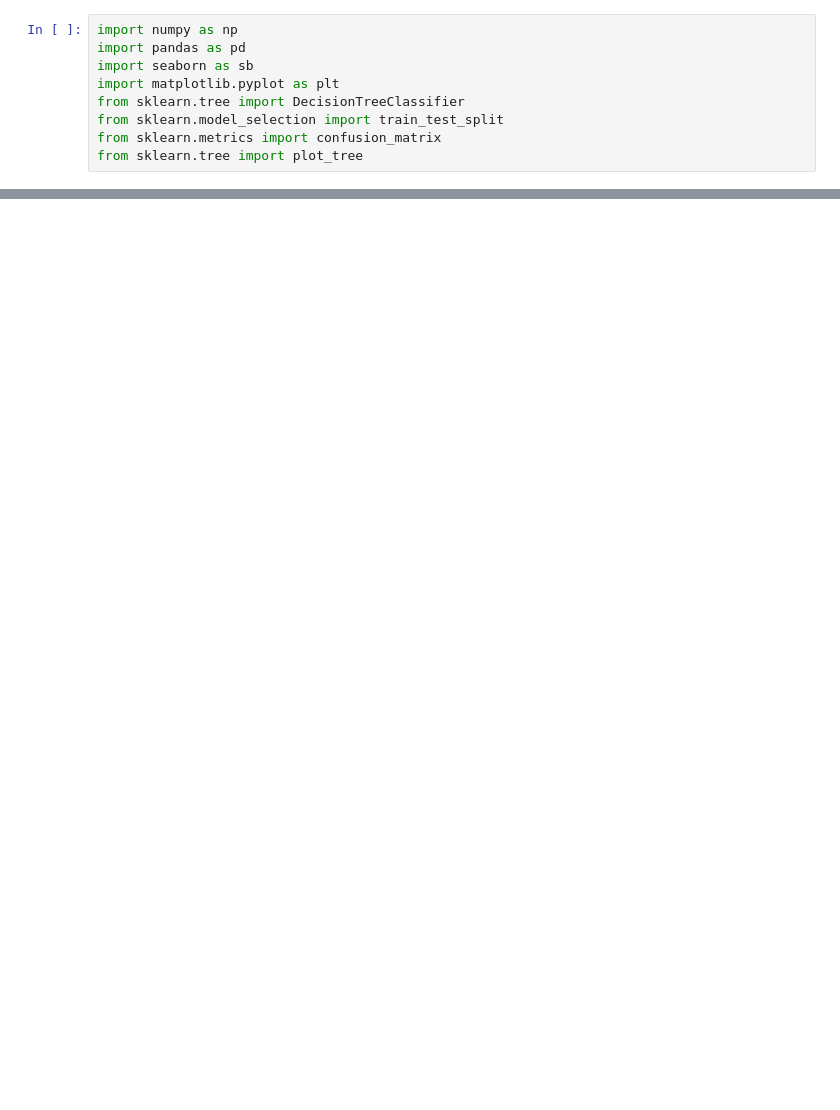
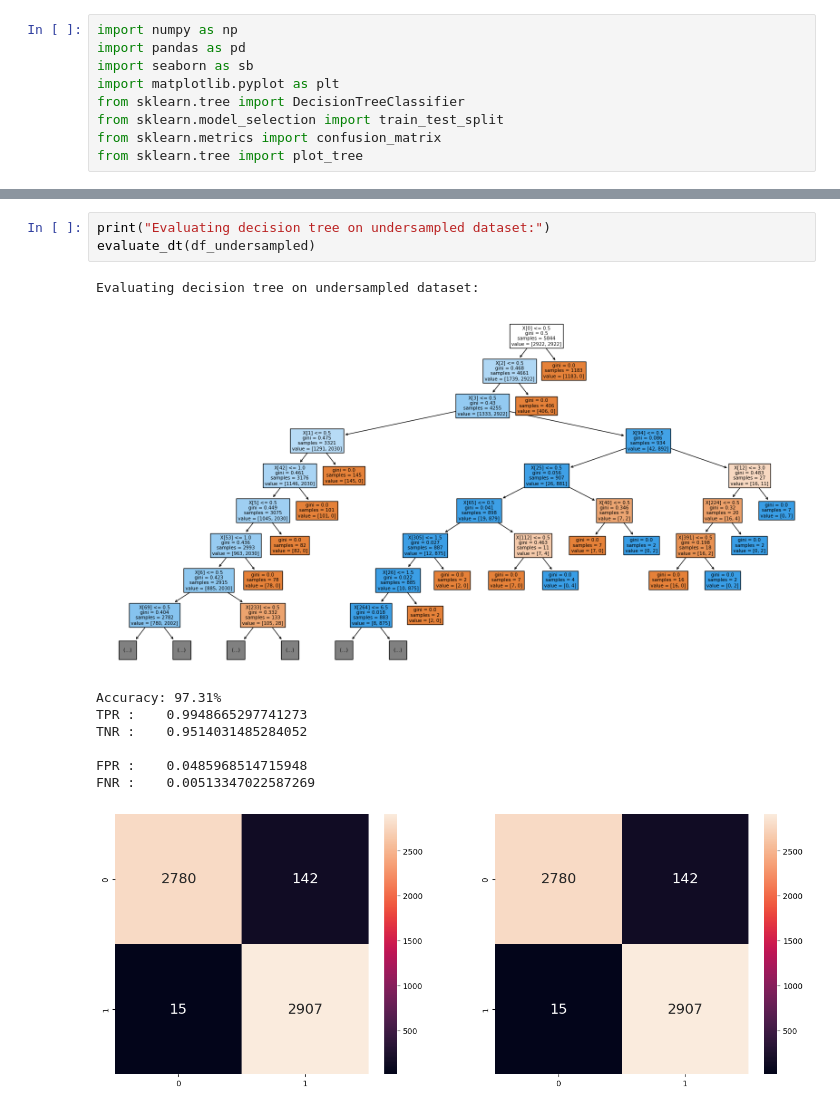
Before and after one commit to khanhlin003/Spam-Detection, a Jupyter notebook: DecisionTree.ipynb, the cells around one changed output, grey strips where cells are left out. Drawn from its saved outputs; the diff is of its cells as text; blank space fills up the shorter version.

```diff
--- a/DecisionTree.ipynb
+++ b/DecisionTree.ipynb
@@ -99,0 +93,13 @@ FNR Test :       0.015256588072122053
+# %%
+print("Evaluating decision tree on undersampled dataset:")
+evaluate_dt(df_undersampled)
+# %% [output]
+Evaluating decision tree on undersampled dataset:
+[figure, added]
+Accuracy: 97.31%
+TPR :    0.9948665297741273
+TNR :    0.9514031485284052
+
+FPR :    0.0485968514715948
+FNR :    0.00513347022587269
+[figure, added]
```
Also changed, not shown: parts of 15 cells of this notebook.
